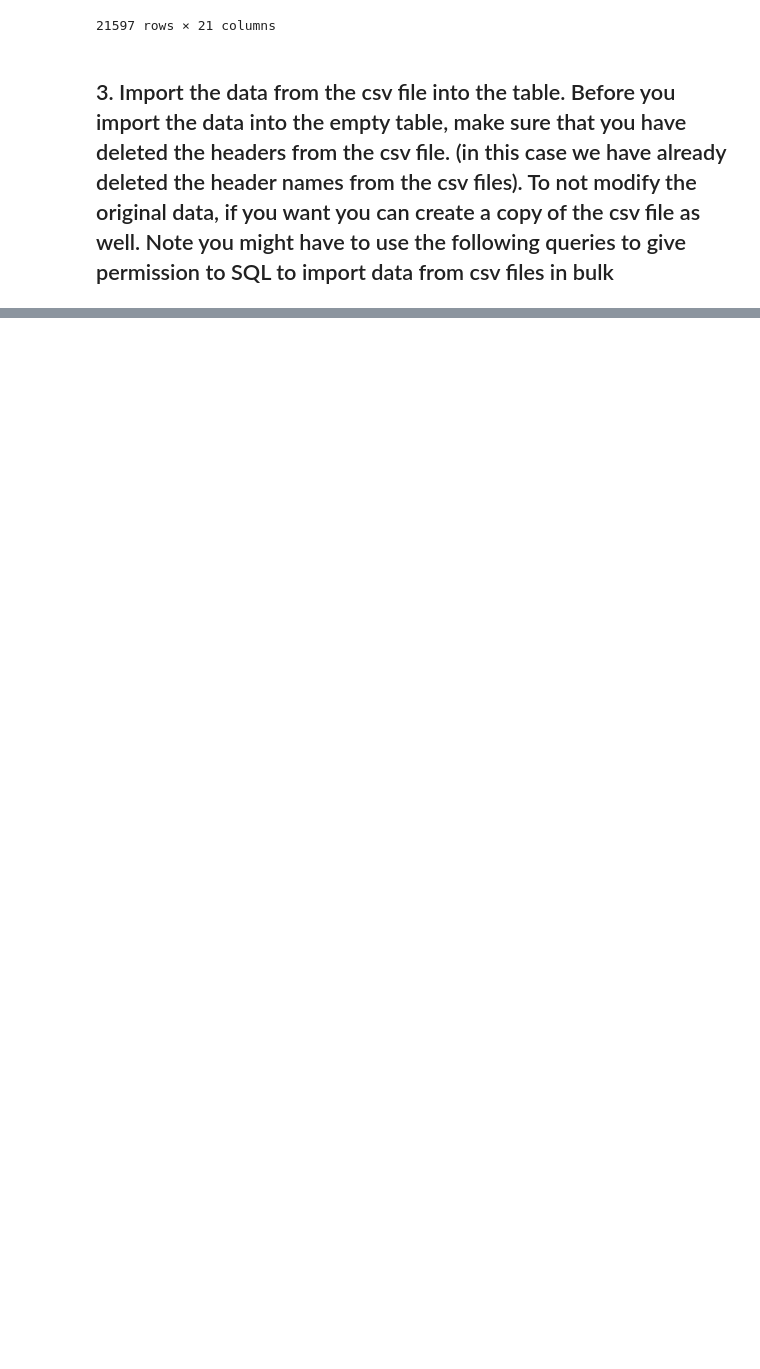
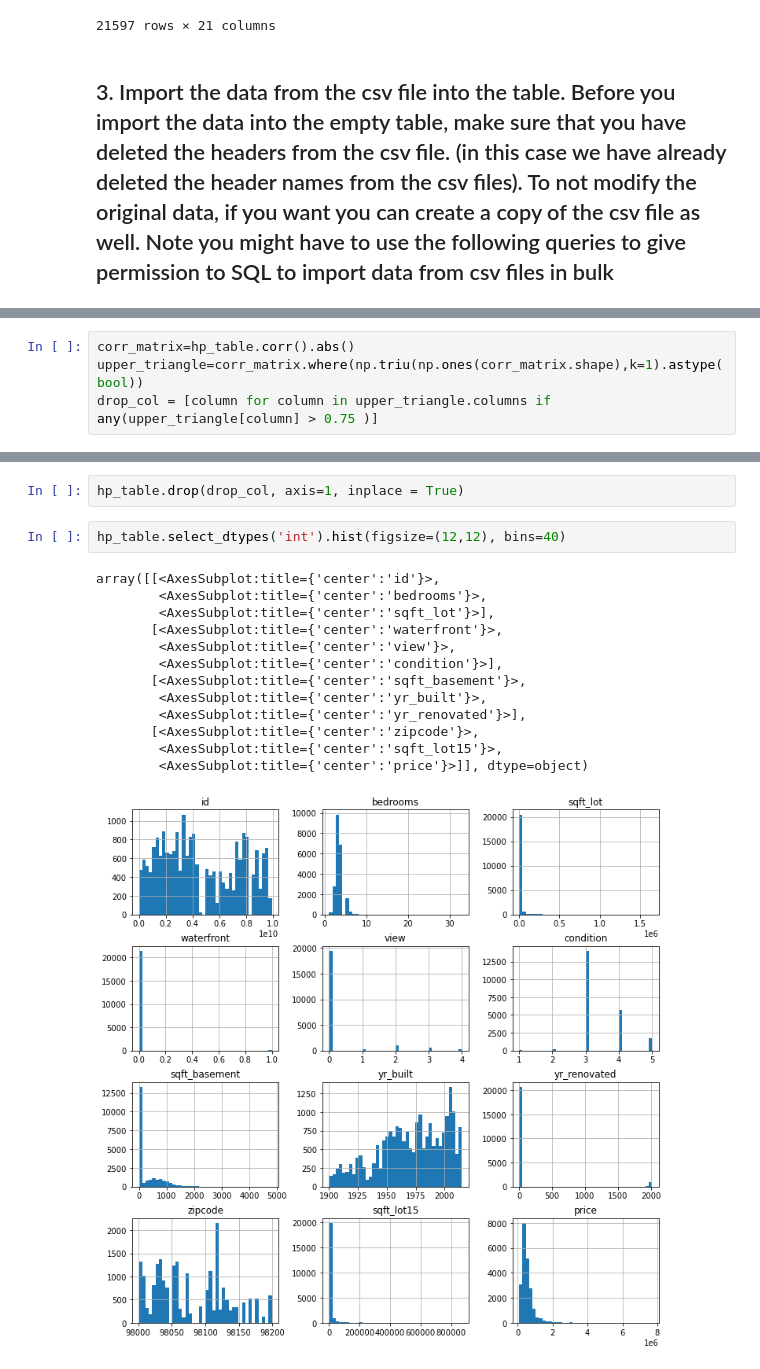
Before and after one commit to CrisQueCris/IronChristoph, a Jupyter notebook: MidTerm_Project/Modeling_Project/Midterm Regression.ipynb, the cells around one changed output, grey strips where cells are left out. Saved outputs shown, nothing was run; the diff lists cells and outputs as text; blank space fills up the shorter version.

```diff
--- a/MidTerm_Project/Modeling_Project/Midterm Regression.ipynb
+++ b/MidTerm_Project/Modeling_Project/Midterm Regression.ipynb
@@ -181,0 +210,4 @@ SET GLOBAL local_infile = 1;
+# %%
+corr_matrix=hp_table.corr().abs()
+upper_triangle=corr_matrix.where(np.triu(np.ones(corr_matrix.shape),k=1).astype(bool))
+drop_col = [column for column in upper_triangle.columns if any(upper_triangle[column] > 0.75 )]
@@ -181,0 +218,18 @@ SET GLOBAL local_infile = 1;
+# %%
+hp_table.drop(drop_col, axis=1, inplace = True)
+# %%
+hp_table.select_dtypes('int').hist(figsize=(12,12), bins=40)
+# %% [output]
+array([[<AxesSubplot:title={'center':'id'}>,
+        <AxesSubplot:title={'center':'bedrooms'}>,
+        <AxesSubplot:title={'center':'sqft_lot'}>],
+       [<AxesSubplot:title={'center':'waterfront'}>,
+        <AxesSubplot:title={'center':'view'}>,
+        <AxesSubplot:title={'center':'condition'}>],
+       [<AxesSubplot:title={'center':'sqft_basement'}>,
+        <AxesSubplot:title={'center':'yr_built'}>,
+        <AxesSubplot:title={'center':'yr_renovated'}>],
+       [<AxesSubplot:title={'center':'zipcode'}>,
+        <AxesSubplot:title={'center':'sqft_lot15'}>,
+        <AxesSubplot:title={'center':'price'}>]], dtype=object)
+[figure, added]
```
Also changed, not shown: parts of 40 cells of this notebook, 4 other files.
